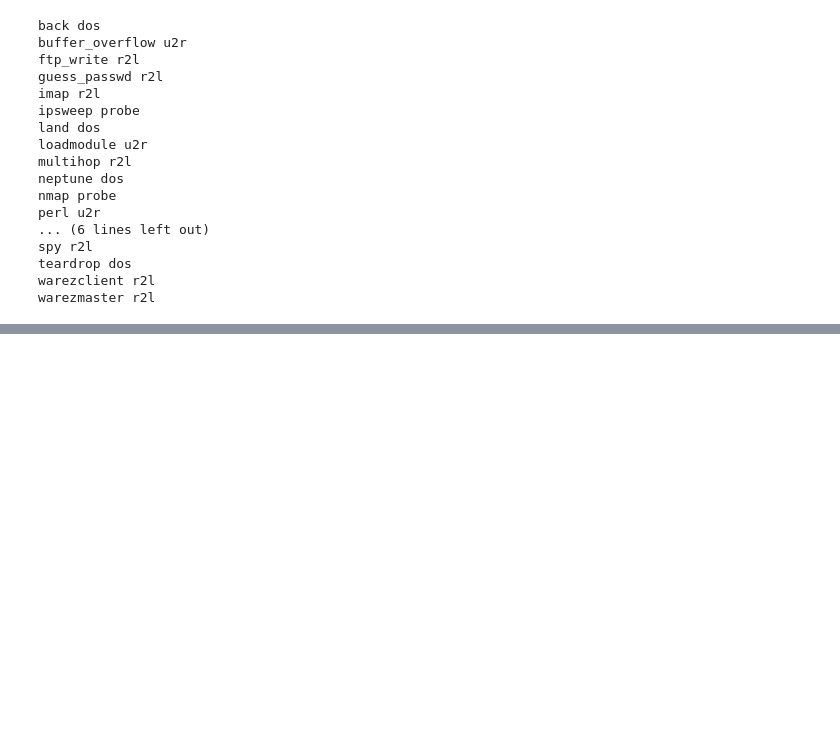
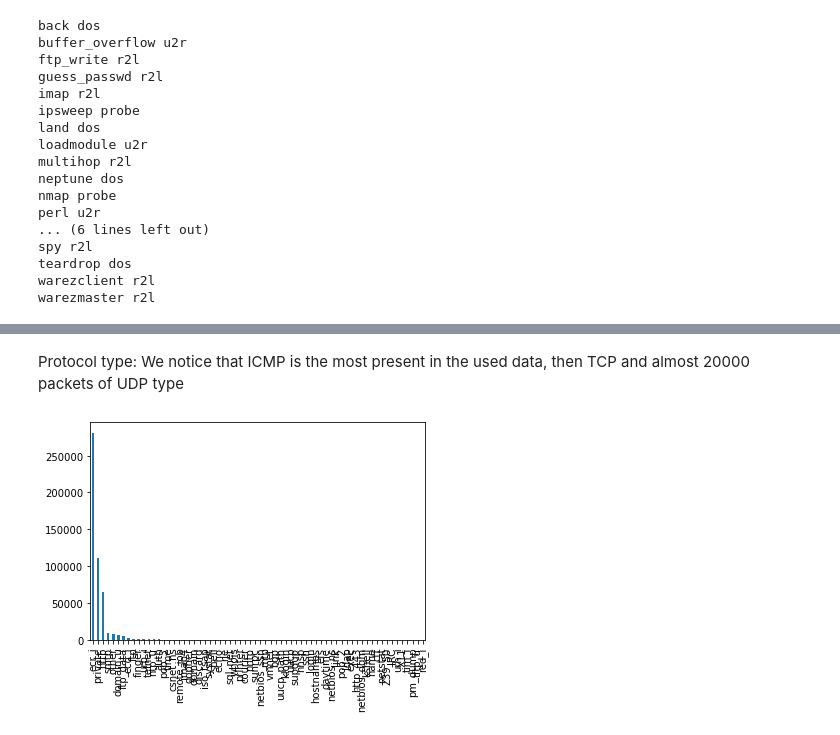
Before and after one commit to joenellis/implementation, a Jupyter notebook: dissert.ipynb, the cells around one changed output, grey strips where cells are left out. Cells and saved outputs as stored; diff of their text form; code cells hidden in the pictures; blank space fills up the shorter version.

```diff
--- a/dissert.ipynb
+++ b/dissert.ipynb
@@ -110,0 +259,6 @@ warezmaster r2l
+# %% [markdown]
+Protocol type: We notice that ICMP is the most present in the used data, then TCP and almost 20000 packets of UDP type
+# %%
+bar_graph('service')
+# %% [output]
+[figure, added]
```
Also changed, not shown: parts of 28 cells of this notebook.
